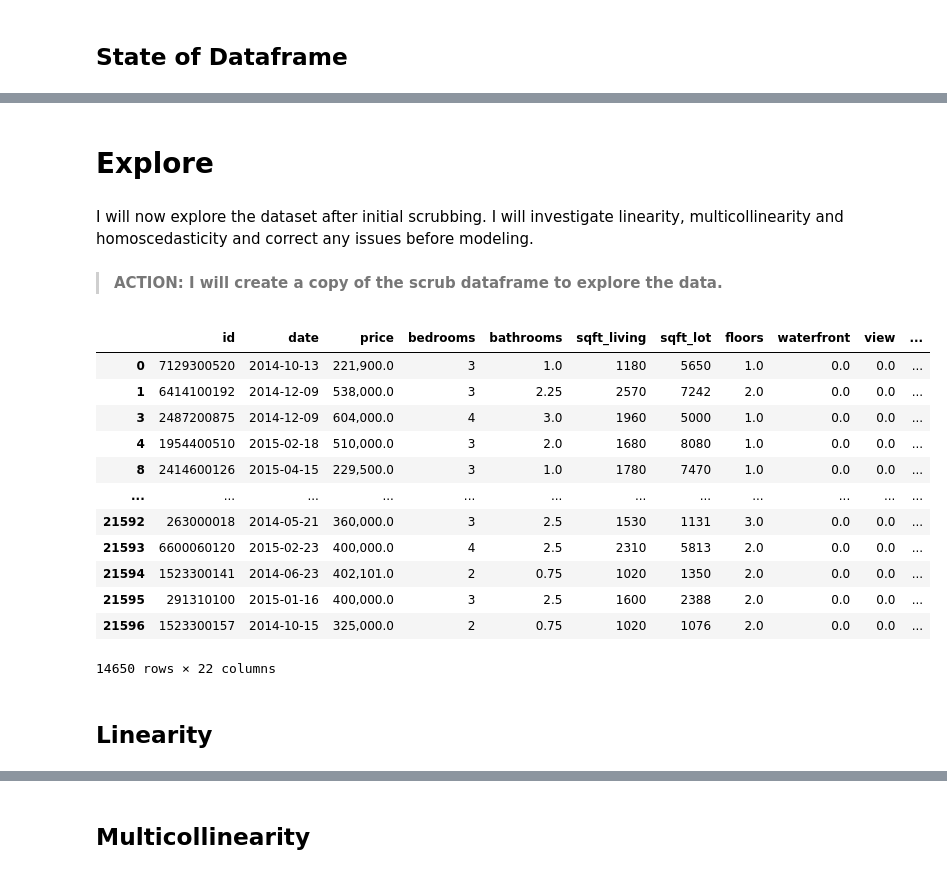
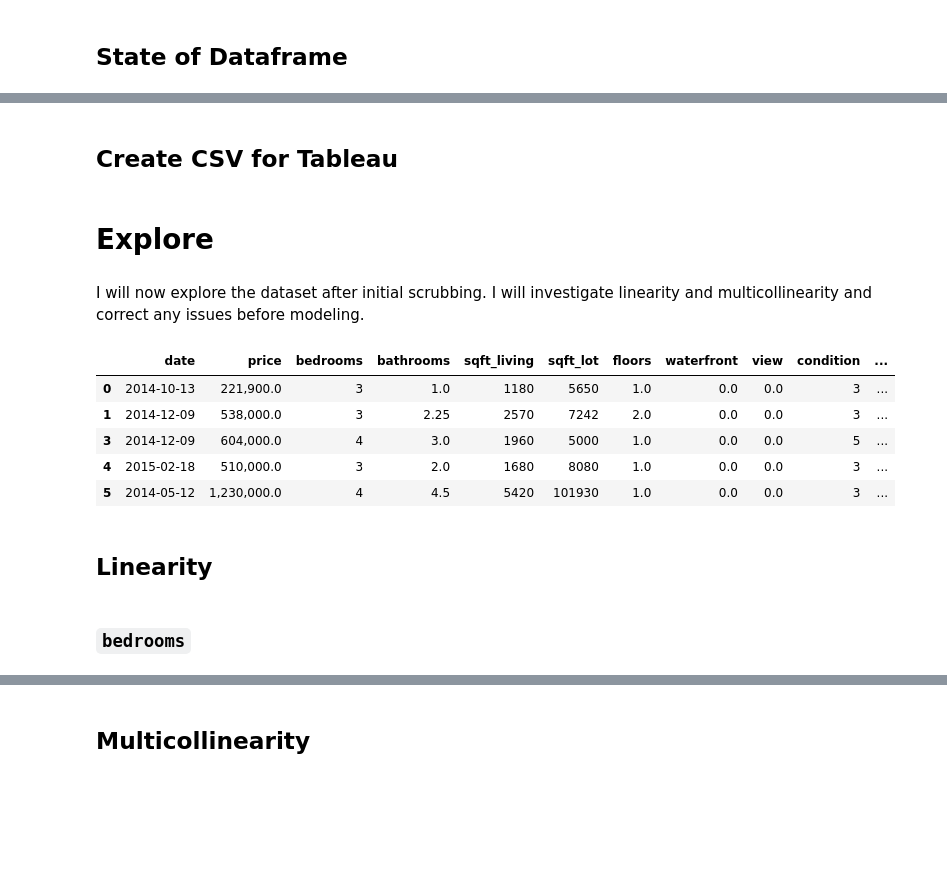
Before and after one commit to bentson1187/dsc-phase-2-project, a Jupyter notebook: Bentson, Brian Phase 2 Project.ipynb, the cells around one changed output, grey strips where cells are left out. Saved outputs shown, nothing was run; the diff lists cells and outputs as text; code cells hidden in the pictures; blank space fills up the shorter version.

```diff
--- a/Bentson, Brian Phase 2 Project.ipynb
+++ b/Bentson, Brian Phase 2 Project.ipynb
@@ -932,9 +1012,0 @@ Name: sqft_living, dtype: float64
-# %%
-#remove outliers based off iqr
-q25 = df_scrub['sqft_living'].quantile(0.25)
-q75 = df_scrub['sqft_living'].quantile(0.75)
-iqr = q75-q25
-upper_thresh = q75 + 1.5*iqr
-lower_thresh = q25 - 1.5*iqr
-df_scrub = df_scrub.loc[sqft_living_iqr]
-print(f'The number of rows is now {len(df_scrub)}')
@@ -979,9 +1012,0 @@ Name: bedrooms, dtype: float64
-# %%
-#remove outliers based off iqr
-q25 = df_scrub['bedrooms'].quantile(0.25)
-q75 = df_scrub['bedrooms'].quantile(0.75)
-iqr = q75-q25
-upper_thresh = q75 + 1.5*iqr
-lower_thresh = q25 - 1.5*iqr
-df_scrub = df_scrub.loc[bedrooms_iqr]
-print(f'The number of rows is now {len(df_scrub)}')
@@ -1038,9 +1012,0 @@ Name: sqft_lot, dtype: float64
-# %%
-#remove outliers based off iqr
-q25 = df_scrub['sqft_lot'].quantile(0.25)
-q75 = df_scrub['sqft_lot'].quantile(0.75)
-iqr = q75-q25
-upper_thresh = q75 + 1.5*iqr
-lower_thresh = q25 - 1.5*iqr
-df_scrub = df_scrub.loc[sqft_lot_iqr]
-print(f'The number of rows is now {len(df_scrub)}')
@@ -1120,4 +1012,0 @@ df_scrub.loc[df_scrub['home_age'] < 0]
-# %%
-#remove the rows
-df_scrub.drop(df_scrub.loc[df_scrub['home_age'] < 0].index, inplace=True)
-print(f'The number of rows now is {len(df_scrub)}.')
@@ -1147,0 +1032,2 @@ display(df_scrub.iloc[:10,:20], df_scrub.shape)
+# %% [markdown]
+## Create CSV for Tableau
@@ -1148,26 +1036,19 @@ display(df_scrub.iloc[:10,:20], df_scrub.shape)
 # %% [markdown]
 # Explore
 # %% [markdown]
-I will now explore the dataset after initial scrubbing. I will investigate linearity, multicollinearity and homoscedasticity and correct any issues before modeling.
+I will now explore the dataset after initial scrubbing. I will investigate linearity and multicollinearity and correct any issues before modeling.
-# %% [markdown]
-> **ACTION: I will create a copy of the scrub dataframe to explore the data.**
 # %%
 #create a copy of the scrub dataframe
 df_explore = df_scrub.copy()
-df_explore
+df_explore.head()
 # %% [output]
-|  | id | date | price | bedrooms | bathrooms | sqft_living | sqft_lot | floors | waterfront | view | ... |
-| 0 | 7129300520 | 2014-10-13 | 221,900.0 | 3 | 1.0 | 1180 | 5650 | 1.0 | 0.0 | 0.0 | ... |
-| 1 | 6414100192 | 2014-12-09 | 538,000.0 | 3 | 2.25 | 2570 | 7242 | 2.0 | 0.0 | 0.0 | ... |
-| 3 | 2487200875 | 2014-12-09 | 604,000.0 | 4 | 3.0 | 1960 | 5000 | 1.0 | 0.0 | 0.0 | ... |
-| 4 | 1954400510 | 2015-02-18 | 510,000.0 | 3 | 2.0 | 1680 | 8080 | 1.0 | 0.0 | 0.0 | ... |
-| 8 | 2414600126 | 2015-04-15 | 229,500.0 | 3 | 1.0 | 1780 | 7470 | 1.0 | 0.0 | 0.0 | ... |
-| ... | ... | ... | ... | ... | ... | ... | ... | ... | ... | ... | ... |
-| 21592 | 263000018 | 2014-05-21 | 360,000.0 | 3 | 2.5 | 1530 | 1131 | 3.0 | 0.0 | 0.0 | ... |
-| 21593 | 6600060120 | 2015-02-23 | 400,000.0 | 4 | 2.5 | 2310 | 5813 | 2.0 | 0.0 | 0.0 | ... |
-| 21594 | 1523300141 | 2014-06-23 | 402,101.0 | 2 | 0.75 | 1020 | 1350 | 2.0 | 0.0 | 0.0 | ... |
-| 21595 | 291310100 | 2015-01-16 | 400,000.0 | 3 | 2.5 | 1600 | 2388 | 2.0 | 0.0 | 0.0 | ... |
-| 21596 | 1523300157 | 2014-10-15 | 325,000.0 | 2 | 0.75 | 1020 | 1076 | 2.0 | 0.0 | 0.0 | ... |
+|  | date | price | bedrooms | bathrooms | sqft_living | sqft_lot | floors | waterfront | view | condition | ... |
+| 0 | 2014-10-13 | 221,900.0 | 3 | 1.0 | 1180 | 5650 | 1.0 | 0.0 | 0.0 | 3 | ... |
+| 1 | 2014-12-09 | 538,000.0 | 3 | 2.25 | 2570 | 7242 | 2.0 | 0.0 | 0.0 | 3 | ... |
+| 3 | 2014-12-09 | 604,000.0 | 4 | 3.0 | 1960 | 5000 | 1.0 | 0.0 | 0.0 | 5 | ... |
+| 4 | 2015-02-18 | 510,000.0 | 3 | 2.0 | 1680 | 8080 | 1.0 | 0.0 | 0.0 | 3 | ... |
+| 5 | 2014-05-12 | 1,230,000.0 | 4 | 4.5 | 5420 | 101930 | 1.0 | 0.0 | 0.0 | 3 | ... |
-14650 rows × 22 columns
 # %% [markdown]
 ## Linearity
+# %% [markdown]
+### `bedrooms`
```
Also changed, not shown: parts of 213 cells of this notebook, 6 other files.
